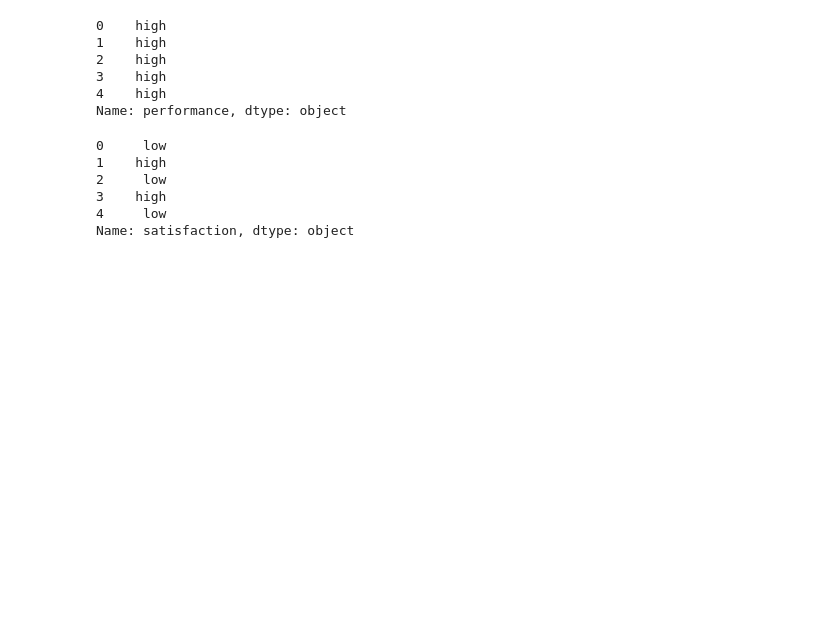
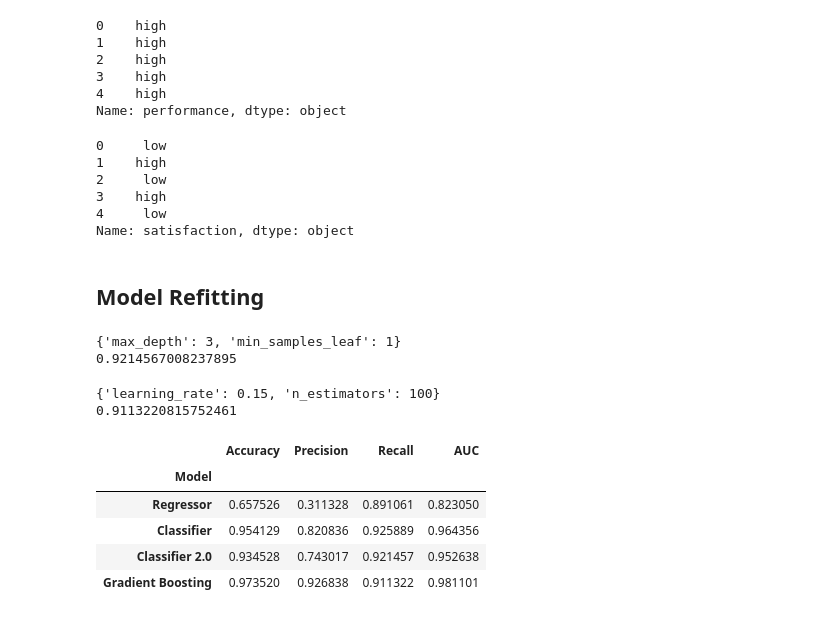
Before and after one commit to SameeckBhatia/Salifort-EDP, a Jupyter notebook: notebook.ipynb, the cells around one changed output. Saved outputs shown, nothing was run; the diff lists cells and outputs as text; code cells hidden in the pictures; blank space fills up the shorter version.

Commit message:
Refitting models with new features

```diff
--- a/notebook.ipynb
+++ b/notebook.ipynb
@@ -289,7 +288,7 @@ model2 = DecisionTreeClassifier(random_state=73)
 cv_params = {"max_depth": [3, 4, 5, None],
              "min_samples_leaf": [1, 2, 5]}
 
-scoring = {"accuracy", "precision", "recall", "roc_auc"}
+scoring = ["accuracy", "precision", "recall", "roc_auc"]
 
 model2 = GridSearchCV(model2, cv_params, scoring=scoring, refit="recall")
 
@@ -389,3 +390,57 @@ df["satisfaction"].head()
 3    high
 4     low
 Name: satisfaction, dtype: object
+# %% [markdown]
+## Model Refitting
+# %%
+temp = pd.get_dummies(df, columns=["satisfaction", "performance", "department", "salary"], dtype="int64")
+X = temp.drop(["left"], axis=1)
+y = temp["left"]
+
+X_train, X_test, y_train, y_test = train_test_split(X, y, test_size=0.2, random_state=73)
+# %%
+model3 = DecisionTreeClassifier(random_state=73)
+
+cv_params = {"max_depth": [3, 4, 5, None],
+             "min_samples_leaf": [1, 2, 5]}
+
+scoring = ["accuracy", "precision", "recall", "roc_auc"]
+
+model3 = GridSearchCV(model3, cv_params, scoring=scoring, refit="recall")
+
+model3.fit(X_train, y_train)
+
+print(model3.best_params_)
+print(model3.best_score_)
+# %% [output]
+{'max_depth': 3, 'min_samples_leaf': 1}
+0.9214567008237895
+# %%
+model4 = GradientBoostingClassifier(random_state=73)
+
+cv_params = {"n_estimators": [20, 50, 100],
+             "learning_rate": [0.1, 0.15, 0.2]}
+
+scoring = ["accuracy", "precision", "recall", "roc_auc"]
+
+model4 = GridSearchCV(model4, cv_params, scoring=scoring, refit="recall")
+
+model4.fit(X_train, y_train)
+
+print(model4.best_params_)
+print(model4.best_score_)
+# %% [output]
+{'learning_rate': 0.15, 'n_estimators': 100}
+0.9113220815752461
+# %%
+clf2 = make_results("Classifier 2.0", model3, "recall")
+gbclf = make_results("Gradient Boosting", model4, "recall")
+
+pd.concat([logreg, clf, clf2, gbclf])
+# %% [output]
+|  | Accuracy | Precision | Recall | AUC |
+| Model |  |  |  |  |
+| Regressor | 0.657526 | 0.311328 | 0.891061 | 0.823050 |
+| Classifier | 0.954129 | 0.820836 | 0.925889 | 0.964356 |
+| Classifier 2.0 | 0.934528 | 0.743017 | 0.921457 | 0.952638 |
+| Gradient Boosting | 0.973520 | 0.926838 | 0.911322 | 0.981101 |
```
Also changed, not shown: parts of 5 cells of this notebook.
